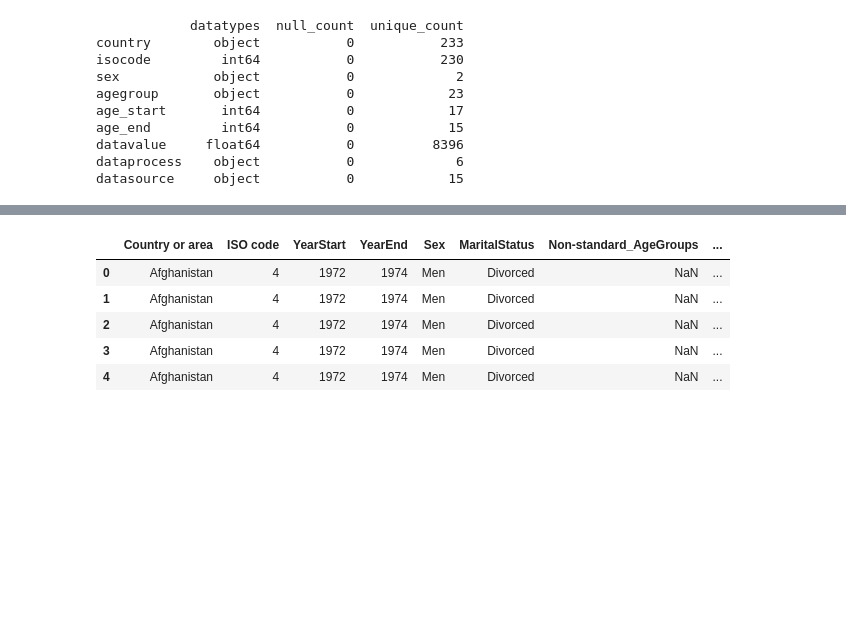
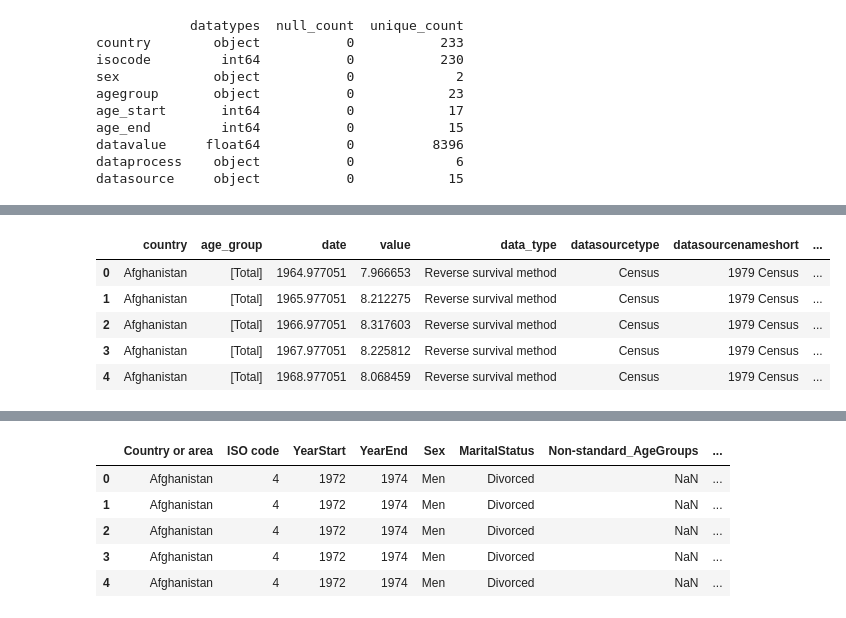
Before and after one commit to YkslB/marriage_statistics, a Jupyter notebook: scripts/Cleaning.ipynb, the cells around one changed output, grey strips where cells are left out. Cells and saved outputs as stored; diff of their text form; code cells hidden in the pictures; blank space fills up the shorter version.

```diff
--- a/scripts/Cleaning.ipynb
+++ b/scripts/Cleaning.ipynb
@@ -941,11 +943,20 @@ df_13.sample(6)
 # %%
 df_13 = df_13.drop(columns=['countryorareacode','indicator','datasourceinventoryid','surveyprogramme','series','datasourcename','reference','referenceyear'])
 
-df_13.replace({
+df_13 = df_13.rename(columns={
     "agegroup": "age_group",
     "countryorarea": "country",
-    "datatype": "data_type",
-},inplace=True)
+    "datatype": "data_type"
+})
+# %%
+df_13.head()
+# %% [output]
+|  | country | age_group | date | value | data_type | datasourcetype | datasourcenameshort | ... |
+| 0 | Afghanistan | [Total] | 1964.977051 | 7.966653 | Reverse survival method | Census | 1979 Census | ... |
+| 1 | Afghanistan | [Total] | 1965.977051 | 8.212275 | Reverse survival method | Census | 1979 Census | ... |
+| 2 | Afghanistan | [Total] | 1966.977051 | 8.317603 | Reverse survival method | Census | 1979 Census | ... |
+| 3 | Afghanistan | [Total] | 1967.977051 | 8.225812 | Reverse survival method | Census | 1979 Census | ... |
+| 4 | Afghanistan | [Total] | 1968.977051 | 8.068459 | Reverse survival method | Census | 1979 Census | ... |
 # %%
 df_13['date'] = df_13['date'].astype(int)
 df_13['value'] = df_13['value'].round(2)
```
Also changed, not shown: parts of 37 cells of this notebook, 2 other files.
